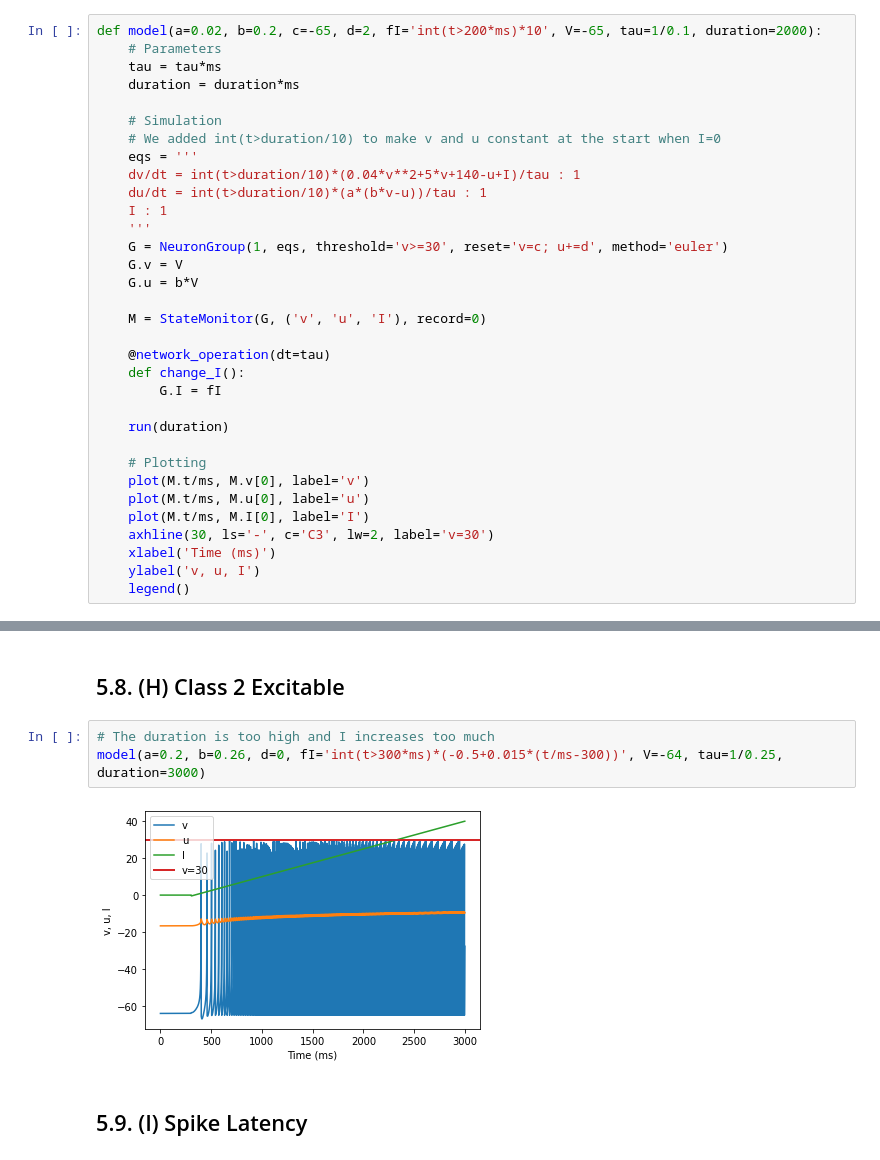
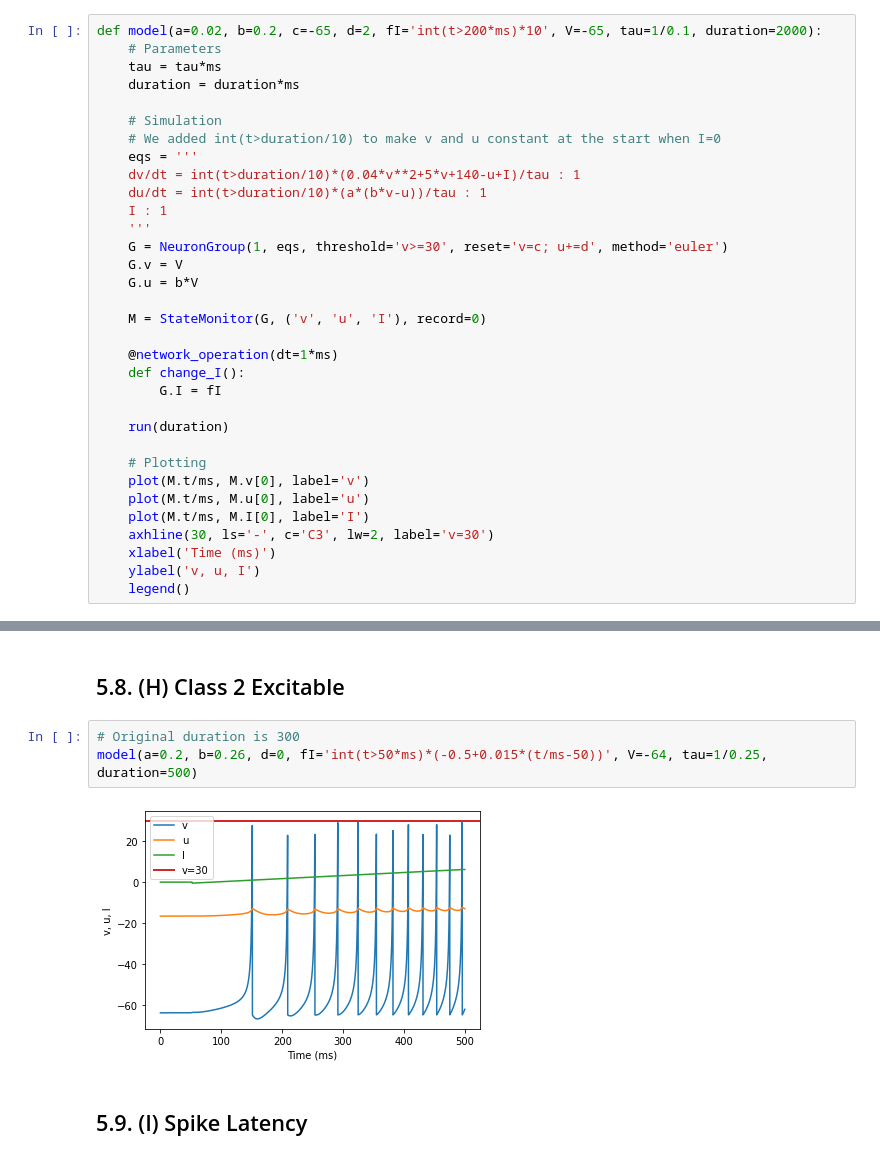
Before and after one commit to juletx/spiking-neural-network, a Jupyter notebook: notebooks/P44_Izhikevich_SNN_Model_NN_D2.ipynb, the cells around one changed output, grey strips where cells are left out. Cells and saved outputs as stored; diff of their text form.

```diff
--- a/notebooks/P44_Izhikevich_SNN_Model_NN_D2.ipynb
+++ b/notebooks/P44_Izhikevich_SNN_Model_NN_D2.ipynb
@@ -50,7 +50,7 @@ def model(a=0.02, b=0.2, c=-65, d=2, fI='int(t>200*ms)*10', V=-65, tau=1/0.1, du
 
     M = StateMonitor(G, ('v', 'u', 'I'), record=0)
 
-    @network_operation(dt=tau)
+    @network_operation(dt=1*ms)
     def change_I():
         G.I = fI
 
@@ -211,10 +247,10 @@ model(b=-0.1, c=-55, d=6, fI='int(t>300*ms)*0.075*(t/ms-300)', V=-60, tau=1/0.25
 # %% [markdown]
 ## 5.8. (H) Class 2 Excitable
 # %%
-# The duration is too high and I increases too much
-model(a=0.2, b=0.26, d=0, fI='int(t>300*ms)*(-0.5+0.015*(t/ms-300))', V=-64, tau=1/0.25, duration=3000)
+# Original duration is 300
+model(a=0.2, b=0.26, d=0, fI='int(t>50*ms)*(-0.5+0.015*(t/ms-50))', V=-64, tau=1/0.25, duration=500)
 # %% [output]
-[figure, old version]
+[figure, new version]
 # %% [markdown]
 ## 5.9. (I) Spike Latency
 # %%
```
Also changed, not shown: parts of 33 cells of this notebook.
